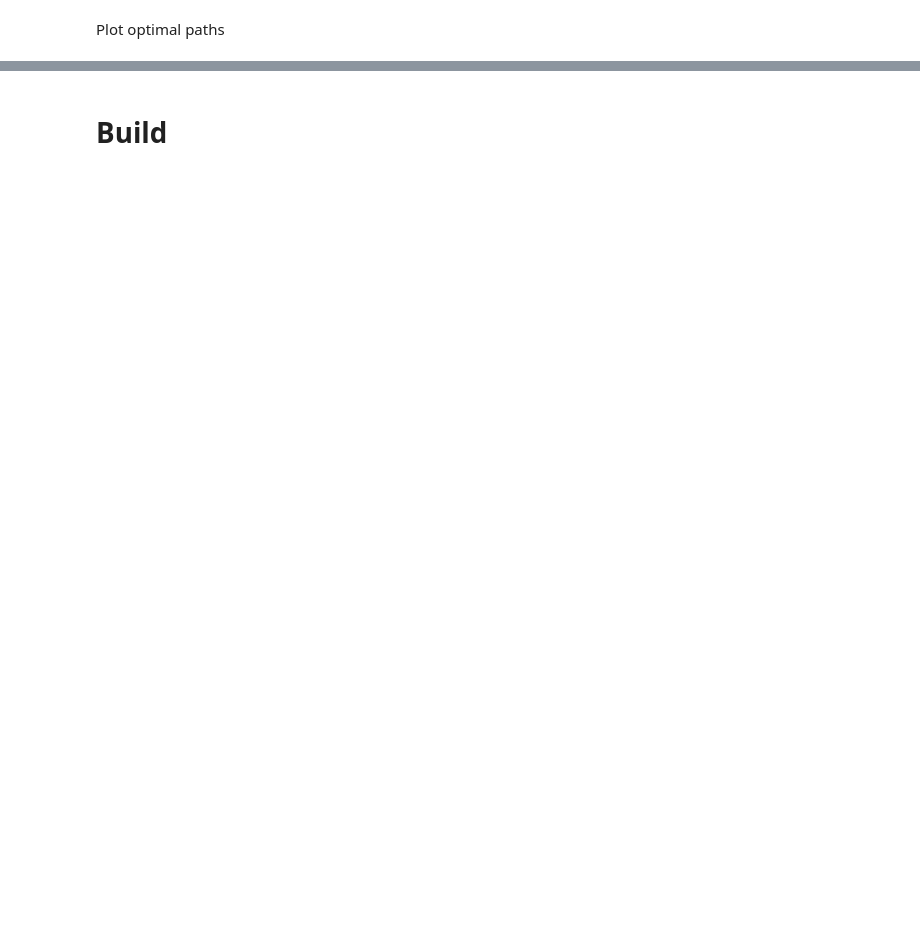
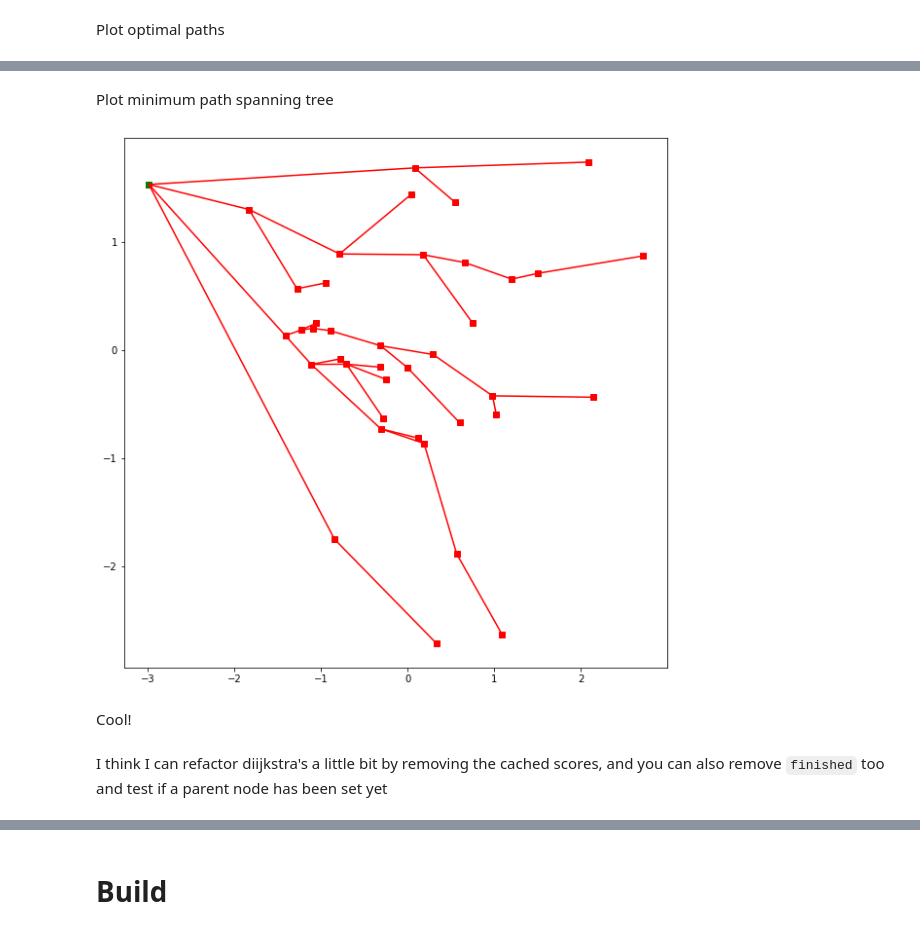
Before and after one commit to justinblaber/cs371, a Jupyter notebook: module21.ipynb, the cells around one changed output, grey strips where cells are left out. Cells and saved outputs as stored; diff of their text form; code cells hidden in the pictures; blank space fills up the shorter version.

```diff
--- a/module21.ipynb
+++ b/module21.ipynb
@@ -281,0 +282,16 @@ for i in range(-1, -len(ps), -5):
+# %% [markdown]
+Plot minimum path spanning tree
+# %%
+plt.figure(figsize=(10, 10))
+plt.plot([p[0] for p in ps], [p[1] for p in ps], 'rs')
+plt.plot(pstart[0], pstart[1], 'gs')
+for p in ps:
+    p_prev = node_prev[p]
+    if p_prev:
+        plt.plot([p[0], p_prev[0]], [p[1], p_prev[1]], '-r')
+# %% [output]
+[figure, added]
+# %% [markdown]
+Cool!
+# %% [markdown]
+I think I can refactor diijkstra's a little bit by removing the cached scores, and you can also remove `finished` too and test if a parent node has been set yet
```
Also changed, not shown: parts of 13 cells of this notebook.
